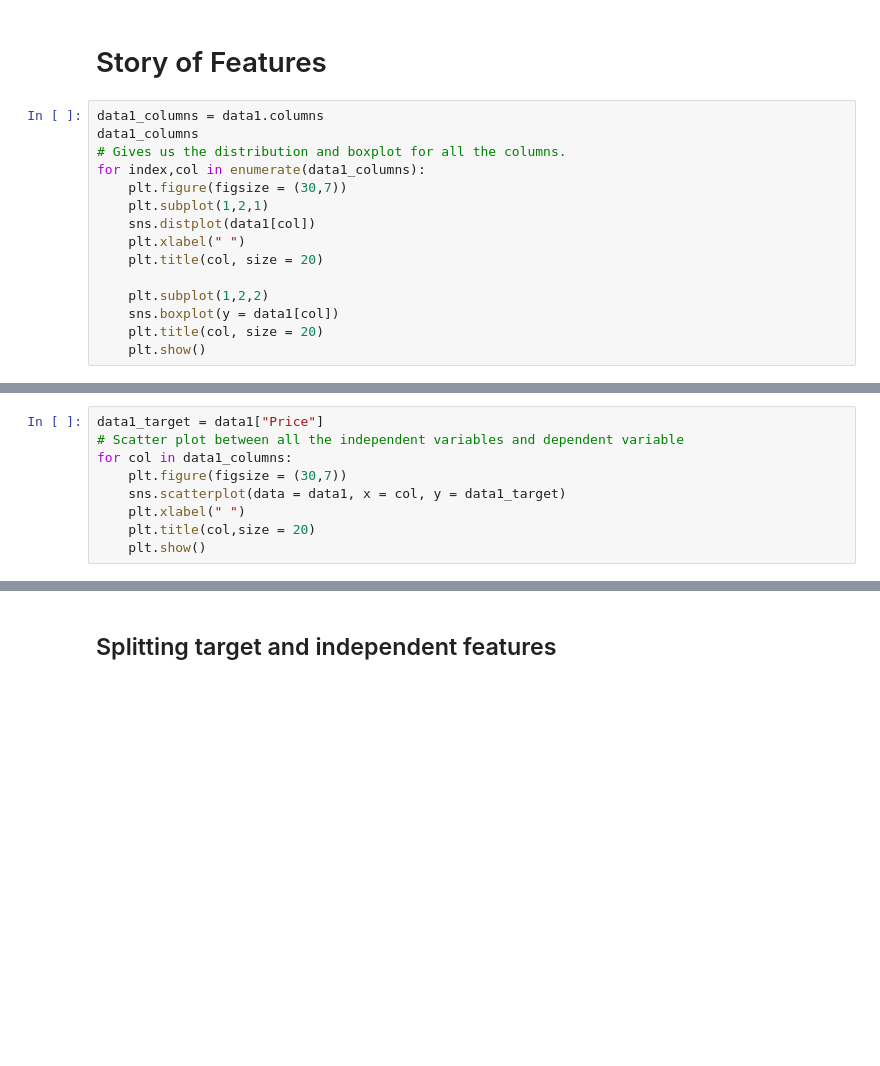
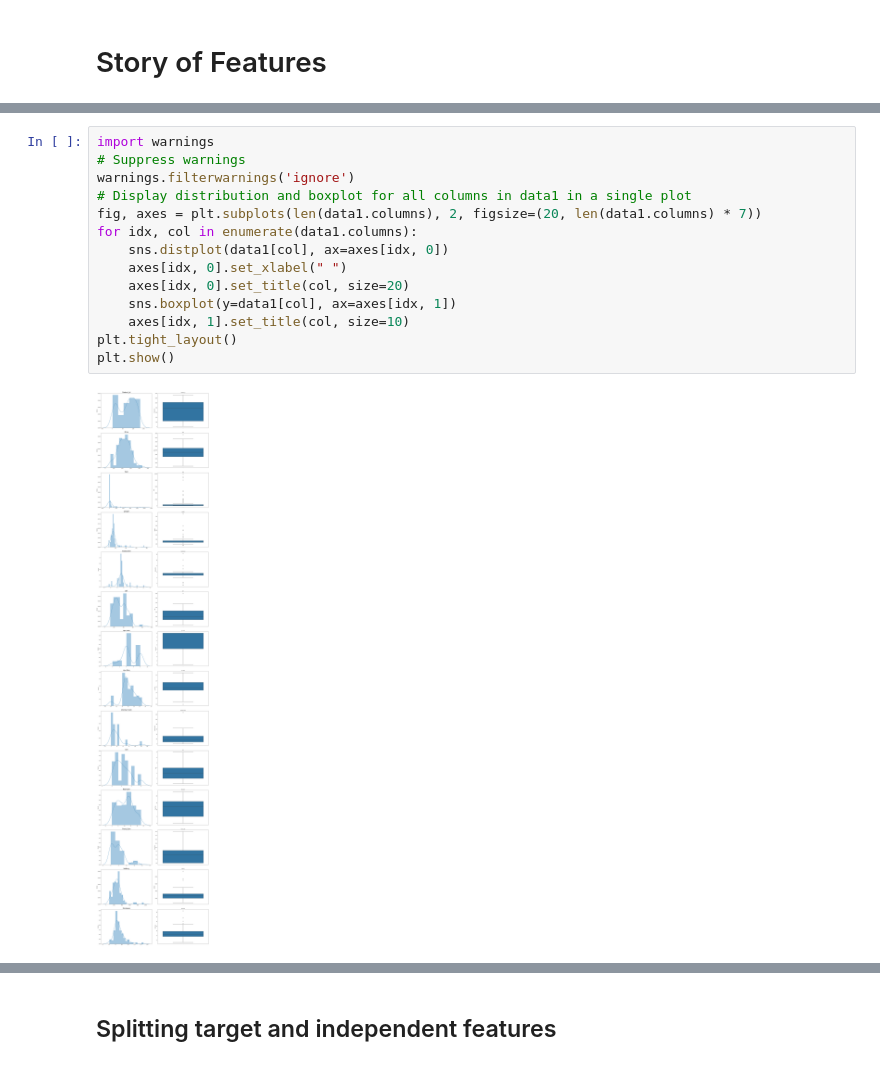
Before and after one commit to Trilokesh-Praxis-2023/Mobile-Price-Prediction, a Jupyter notebook: Linear Regression.ipynb, the cells around one changed output, grey strips where cells are left out. Cells and saved outputs as stored; diff of their text form; blank space fills up the shorter version.

```diff
--- a/Linear Regression.ipynb
+++ b/Linear Regression.ipynb
@@ -73,18 +96,3 @@ dtypes: float64(8), int64(6)
 memory usage: 17.7 KB
 # %% [markdown]
 # Story of Features
-# %%
-data1_columns = data1.columns
-data1_columns
-# Gives us the distribution and boxplot for all the columns.
-for index,col in enumerate(data1_columns):
-    plt.figure(figsize = (30,7))
-    plt.subplot(1,2,1)
-    sns.distplot(data1[col])
-    plt.xlabel(" ")
-    plt.title(col, size = 20)
-
-    plt.subplot(1,2,2)
-    sns.boxplot(y = data1[col])
-    plt.title(col, size = 20)
-    plt.show()
@@ -153,9 +98,0 @@ https://gist.github.com/mwaskom/de44147ed2974457ad6372750bbe5751
-# %%
-data1_target = data1["Price"]
-# Scatter plot between all the independent variables and dependent variable
-for col in data1_columns:
-    plt.figure(figsize = (30,7))
-    sns.scatterplot(data = data1, x = col, y = data1_target)
-    plt.xlabel(" ")
-    plt.title(col,size = 20)
-    plt.show()
@@ -177 +99,17 @@ for col in data1_columns:
+# %%
+import warnings
+# Suppress warnings
+warnings.filterwarnings('ignore')
+# Display distribution and boxplot for all columns in data1 in a single plot
+fig, axes = plt.subplots(len(data1.columns), 2, figsize=(20, len(data1.columns) * 7))
+for idx, col in enumerate(data1.columns):
+    sns.distplot(data1[col], ax=axes[idx, 0])
+    axes[idx, 0].set_xlabel(" ")
+    axes[idx, 0].set_title(col, size=20)
+    sns.boxplot(y=data1[col], ax=axes[idx, 1])
+    axes[idx, 1].set_title(col, size=10)
+plt.tight_layout()
+plt.show()
+# %% [output]
+[figure, added]
 # %%
```
Also changed, not shown: parts of 40 cells of this notebook.
